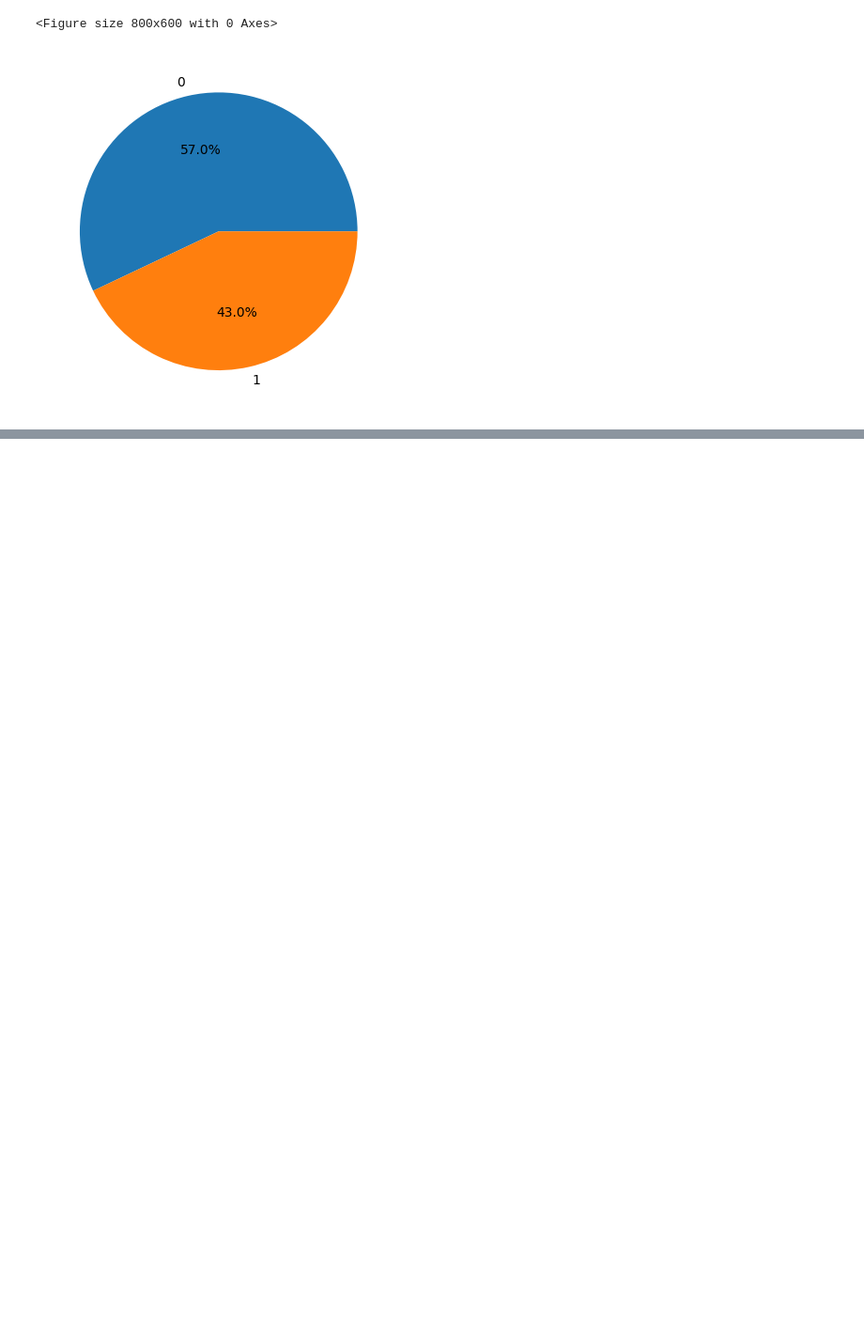
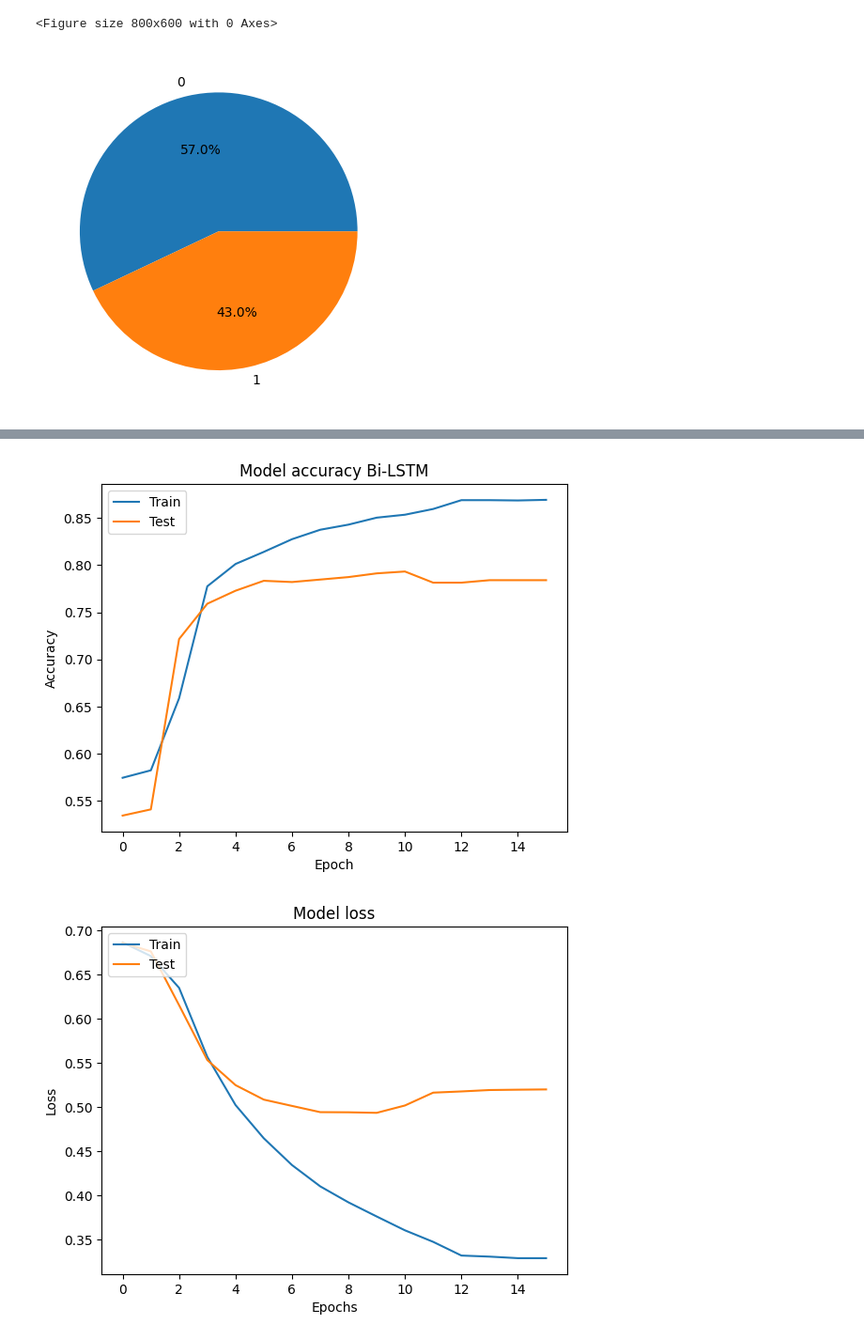
Before and after one commit to carlosbarrone/public_notebooks, a Jupyter notebook: disaster_tweets.ipynb, the cells around one changed output, grey strips where cells are left out. Shown at 94% size. Saved outputs shown, nothing was run; the diff lists cells and outputs as text; code cells hidden in the pictures; blank space fills up the shorter version.

```diff
--- a/disaster_tweets.ipynb
+++ b/disaster_tweets.ipynb
@@ -69,0 +220,10 @@ training_padded = pad_sequences(training_sequences, padding = 'post', truncating
+# %%
+encoder_bi_lstm = build_encoder(X_train, project_data.vocabulary_size)
+
+model_bi_lstm = Sequential()
+model_bi_lstm.add(encoder_bi_lstm)
+model_bi_lstm.add(Embedding(input_dim=len(encoder_bi_lstm.get_vocabulary()),output_dim=output_dims, mask_zero=True))
+model_bi_lstm.add(Bidirectional(LSTM(output_dims,return_sequences = False)))
+model_bi_lstm.add(Dropout(drop_lstm))
+model_bi_lstm.add(Dense(1, activation='sigmoid'))
+model_bi_lstm.summary()
@@ -69,0 +248,15 @@ training_padded = pad_sequences(training_sequences, padding = 'post', truncating
+# %%
+optimizer = Adam(learning_rate=0.00003)
+model_bi_lstm.compile(loss = 'binary_crossentropy', optimizer = optimizer , metrics = ['accuracy'])
+# %%
+num_epochs = 30
+early_stop = EarlyStopping(monitor='val_loss', patience=6, restore_best_weights=True)
+reduce_lr = ReduceLROnPlateau(monitor='val_loss', factor=0.1, patience=2, min_lr=0.00000001)
+history = model_bi_lstm.fit(
+    X_train,
+    y_train,
+    epochs=num_epochs,
+    validation_split=0.2,
+    callbacks =[early_stop, reduce_lr],
+    verbose=1
+)
@@ -69,0 +281,5 @@ training_padded = pad_sequences(training_sequences, padding = 'post', truncating
+# %%
+build_validation_graph(history, 'Bi-LSTM')
+# %% [output]
+[figure, added]
+[figure, added]
```
Also changed, not shown: parts of 29 cells of this notebook.
